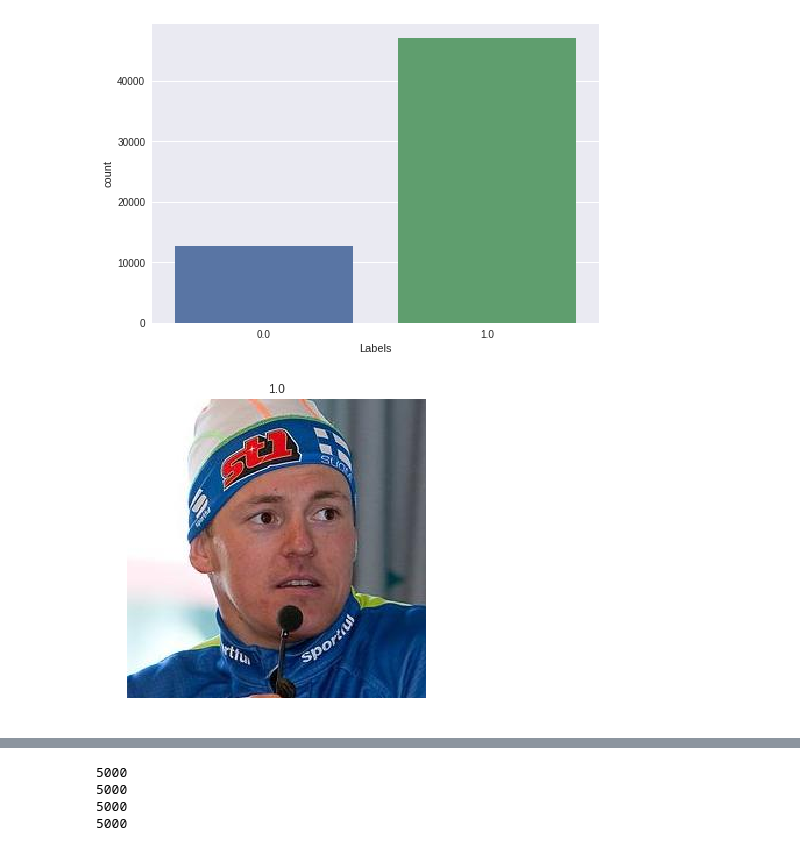
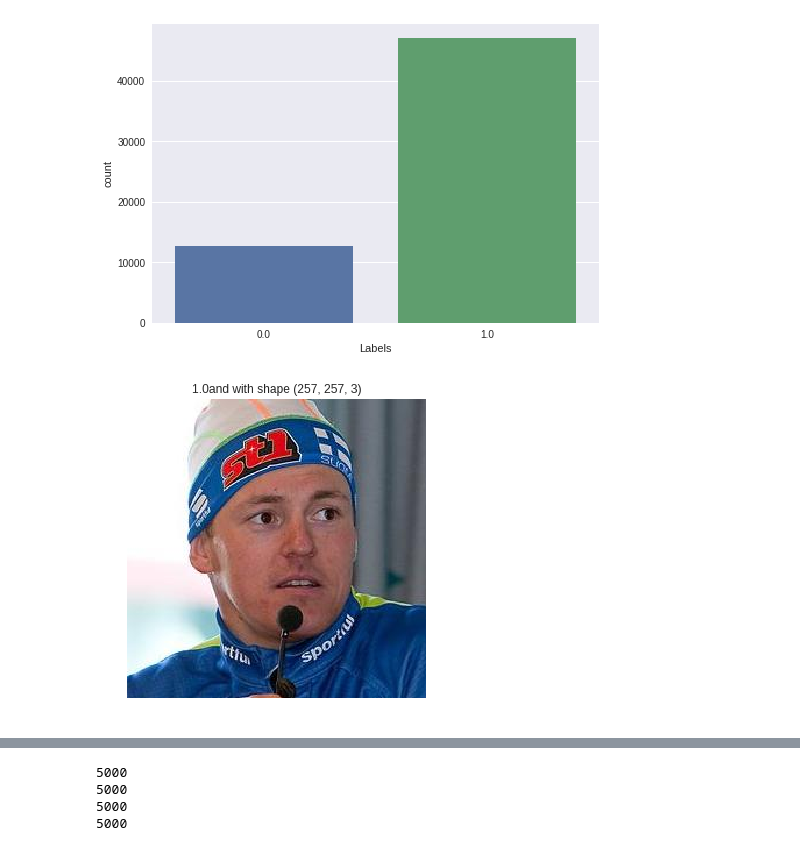
Before and after one commit to khalida-mujahid/ML-practice, a Jupyter notebook: Gender_Classification.ipynb, the cells around one changed output, grey strips where cells are left out. Saved outputs shown, nothing was run; the diff lists cells and outputs as text; code cells hidden in the pictures.

```diff
--- a/Gender_Classification.ipynb
+++ b/Gender_Classification.ipynb
@@ -39,6 +41,7 @@ labels = Data['wiki']['gender'][0][0][0][:]
 import pandas as pd
 
 Data = pd.DataFrame({"Paths": paths, "Labels": labels})
+Data['Paths'] = Data.Paths.map(lambda x: x[0])
 Data.head()
 # %% [output]
 |  | Labels | Paths |
@@ -58,13 +61,13 @@ plt.show()
 # %%
 import cv2
 
-img = cv2.imread("/content/Data/wiki_crop/" + Data['Paths'][0][0], -1)
+img = cv2.imread("/content/Data/wiki_crop/" + Data['Paths'][0], -1)
 img = cv2.cvtColor(img, cv2.COLOR_BGR2RGB)
 plt.imshow(img)
-plt.title(Data['Labels'][0])
+plt.title(str(Data['Labels'][0]) + "and with shape " + str(img.shape))
 plt.axis('off')
 plt.show()
 # %% [output]
-[figure, old version]
+[figure, new version]
 # %%
 from keras.models import Model
```
Also changed, not shown: parts of 37 cells of this notebook.
